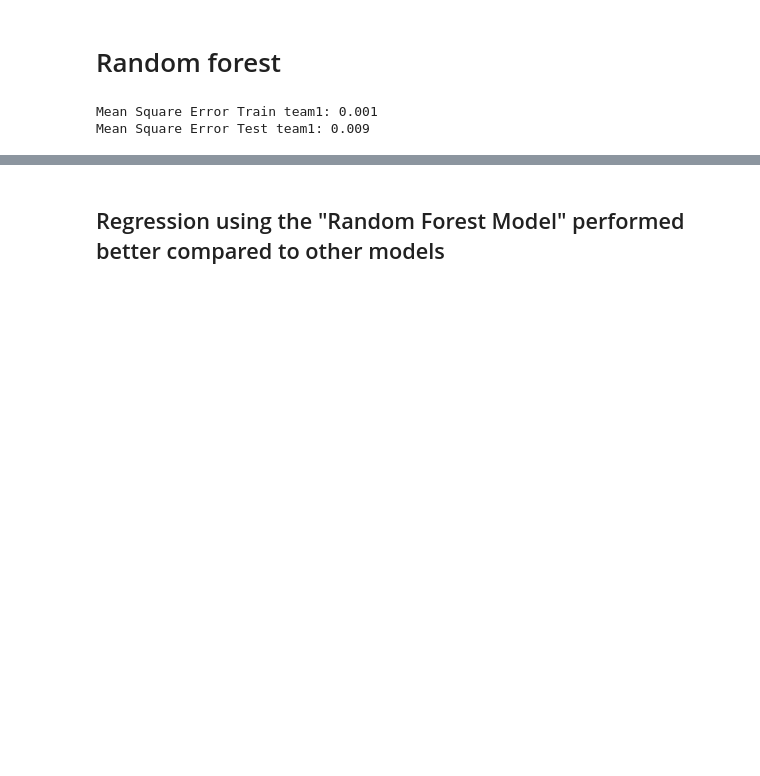
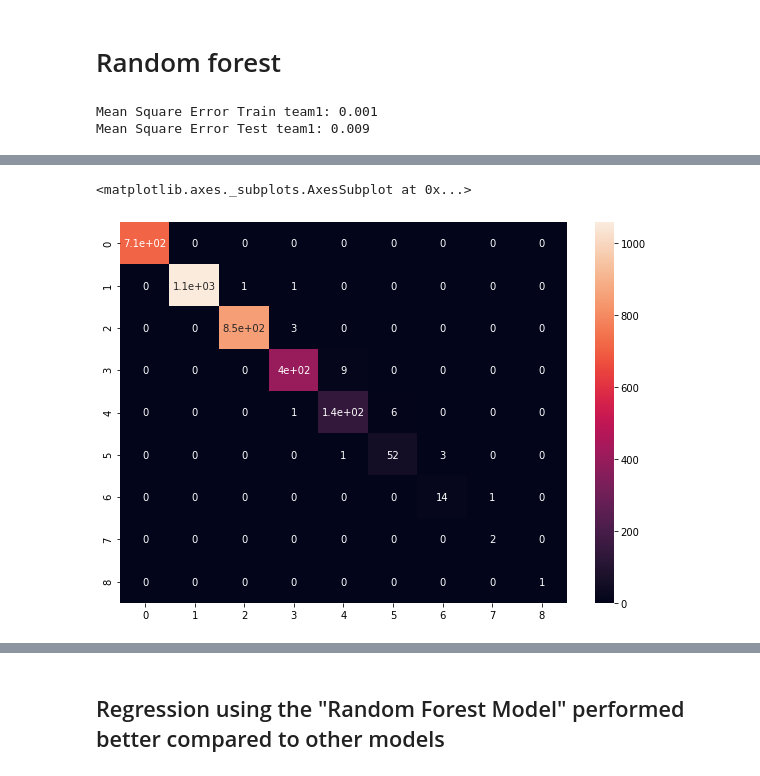
Before and after one commit to mugdhabajjuri/Datascience4, a Jupyter notebook: notebooks/Soccer_spi.ipynb, the cells around one changed output, grey strips where cells are left out. Drawn from its saved outputs; the diff is of its cells as text; code cells hidden in the pictures; blank space fills up the shorter version.

```diff
--- a/notebooks/Soccer_spi.ipynb
+++ b/notebooks/Soccer_spi.ipynb
@@ -436,7 +443,7 @@ LinearRegression -- Accuracy on test set for score2
 # Regression Model - Team 1
 from sklearn.ensemble import RandomForestRegressor
 rfTeam1 = RandomForestRegressor(n_estimators = 50)
-rfTeam1.fit(X_train,y_train);
+rfTeam1.fit(X_train,y_train.values.ravel());
 # %%
 # Print Random Forest Regression Mean Square Error for Team 1
 
@@ -449,9 +456,12 @@ print('Mean Square Error Train team1:', rfTrainTeam1MSE)
 
 
 rfPredictTeam1 = rfTeam1.predict(X_test)
+rfPredictTeam1 = np.round(rfPredictTeam1)
 rfErrorTeam1 = (rfPredictTeam1 - y_test)**2
 rfTestTeam1MSE = round(np.mean(rfErrorTeam1),3)
 print('Mean Square Error Test team1:', rfTestTeam1MSE)
+
+cnf_matrix = confusion_matrix(rfPredictTeam1, y_test)
 # %% [output]
 Mean Square Error Train team1: 0.001
 Mean Square Error Test team1: 0.009
@@ -458,3 +480,10 @@ Mean Square Error Test team1: 0.009
+# %%
+array = cnf_matrix
+plt.figure(figsize = (10,7))
+sns.heatmap(array, annot=True)
+# %% [output]
+<matplotlib.axes._subplots.AxesSubplot at 0x...>
+[figure, added]
 # %%
 # Regression Model - Team 2
 rfTeam2 = RandomForestRegressor(n_estimators = 50)
```
Also changed, not shown: parts of 8 cells of this notebook.
